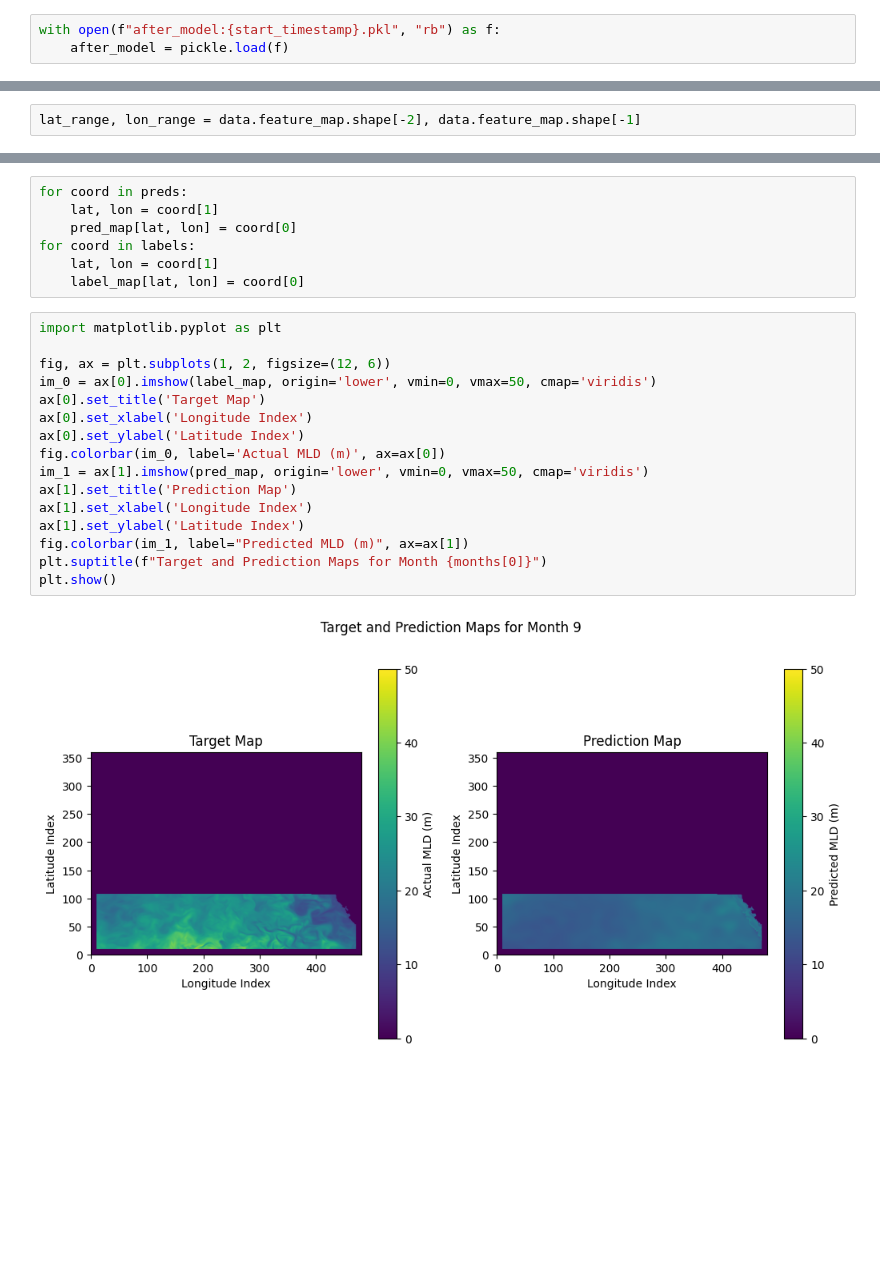
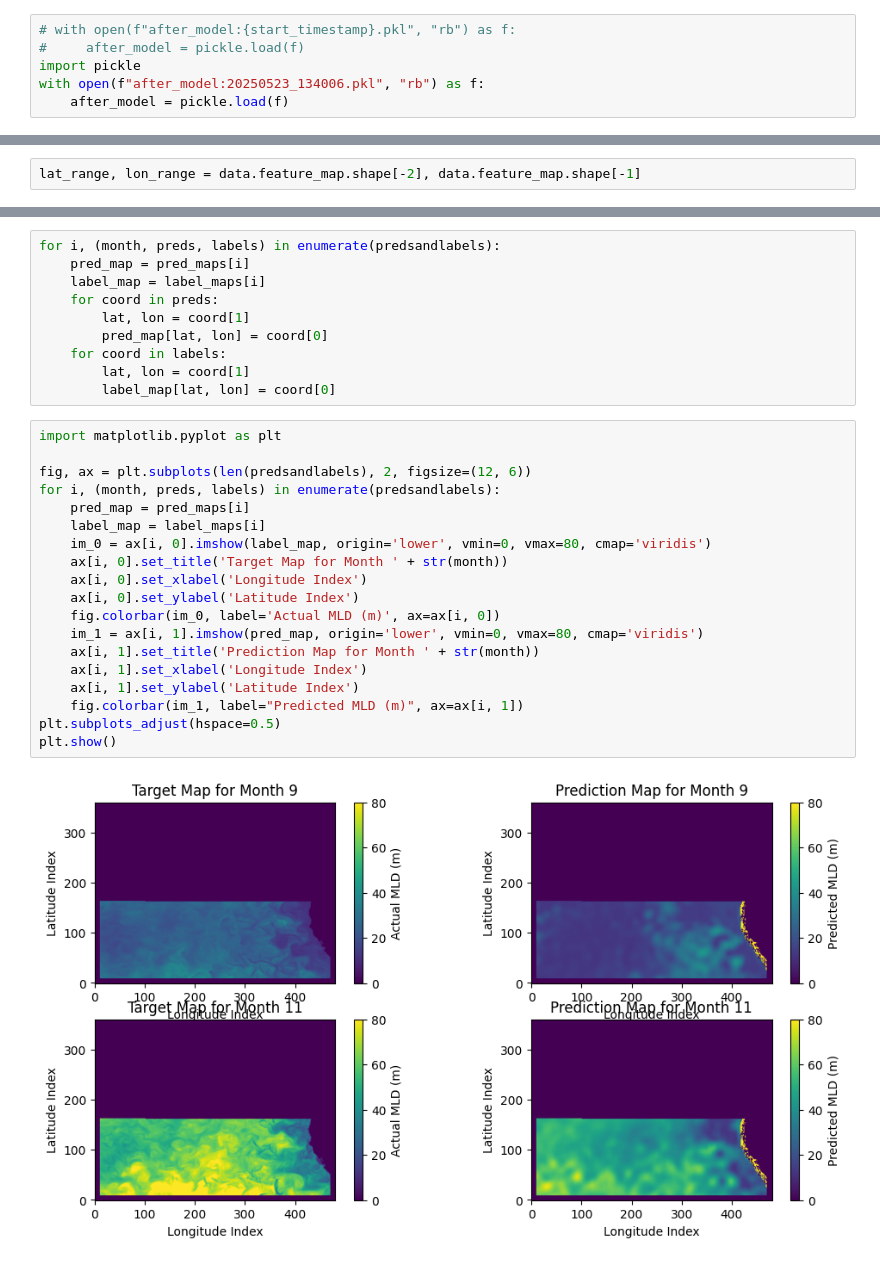
Before and after one commit to skostousov/Interior-Ocean-Properties-Inference, a Jupyter notebook: src/notebooks/regression_eval.ipynb, the cells around one changed output, grey strips where cells are left out. Saved outputs shown, nothing was run; the diff lists cells and outputs as text; blank space fills up the shorter version.

```diff
--- a/src/notebooks/regression_eval.ipynb
+++ b/src/notebooks/regression_eval.ipynb
@@ -92,3 +111,6 @@ KeyboardInterrupt:
 # %%
-with open(f"after_model:{start_timestamp}.pkl", "rb") as f:
+# with open(f"after_model:{start_timestamp}.pkl", "rb") as f:
+#     after_model = pickle.load(f)
+import pickle
+with open(f"after_model:20250523_134006.pkl", "rb") as f:
     after_model = pickle.load(f)
@@ -120,25 +146,31 @@ label_map = np.zeros((lat_range, lon_range))
 # %%
-for coord in preds:
-    lat, lon = coord[1]
-    pred_map[lat, lon] = coord[0]
-for coord in labels:
-    lat, lon = coord[1]
-    label_map[lat, lon] = coord[0]
+for i, (month, preds, labels) in enumerate(predsandlabels):
+    pred_map = pred_maps[i]
+    label_map = label_maps[i]
+    for coord in preds:
+        lat, lon = coord[1]
+        pred_map[lat, lon] = coord[0]
+    for coord in labels:
+        lat, lon = coord[1]
+        label_map[lat, lon] = coord[0]
 # %%
 import matplotlib.pyplot as plt
 
-fig, ax = plt.subplots(1, 2, figsize=(12, 6))
-im_0 = ax[0].imshow(label_map, origin='lower', vmin=0, vmax=50, cmap='viridis')
-ax[0].set_title('Target Map')
-ax[0].set_xlabel('Longitude Index')
-ax[0].set_ylabel('Latitude Index')
-fig.colorbar(im_0, label='Actual MLD (m)', ax=ax[0])
-im_1 = ax[1].imshow(pred_map, origin='lower', vmin=0, vmax=50, cmap='viridis')
-ax[1].set_title('Prediction Map')
-ax[1].set_xlabel('Longitude Index')
-ax[1].set_ylabel('Latitude Index')
-fig.colorbar(im_1, label="Predicted MLD (m)", ax=ax[1])
-plt.suptitle(f"Target and Prediction Maps for Month {months[0]}")
+fig, ax = plt.subplots(len(predsandlabels), 2, figsize=(12, 6))
+for i, (month, preds, labels) in enumerate(predsandlabels):
+    pred_map = pred_maps[i]
+    label_map = label_maps[i]
+    im_0 = ax[i, 0].imshow(label_map, origin='lower', vmin=0, vmax=80, cmap='viridis')
+    ax[i, 0].set_title('Target Map for Month ' + str(month))
+    ax[i, 0].set_xlabel('Longitude Index')
+    ax[i, 0].set_ylabel('Latitude Index')
+    fig.colorbar(im_0, label='Actual MLD (m)', ax=ax[i, 0])
+    im_1 = ax[i, 1].imshow(pred_map, origin='lower', vmin=0, vmax=80, cmap='viridis')
+    ax[i, 1].set_title('Prediction Map for Month ' + str(month))
+    ax[i, 1].set_xlabel('Longitude Index')
+    ax[i, 1].set_ylabel('Latitude Index')
+    fig.colorbar(im_1, label="Predicted MLD (m)", ax=ax[i, 1])
+plt.subplots_adjust(hspace=0.5)
 plt.show()
 # %% [output]
-[figure, old version]
+[figure, new version]
```
Also changed, not shown: parts of 7 cells of this notebook, 7 other files.
